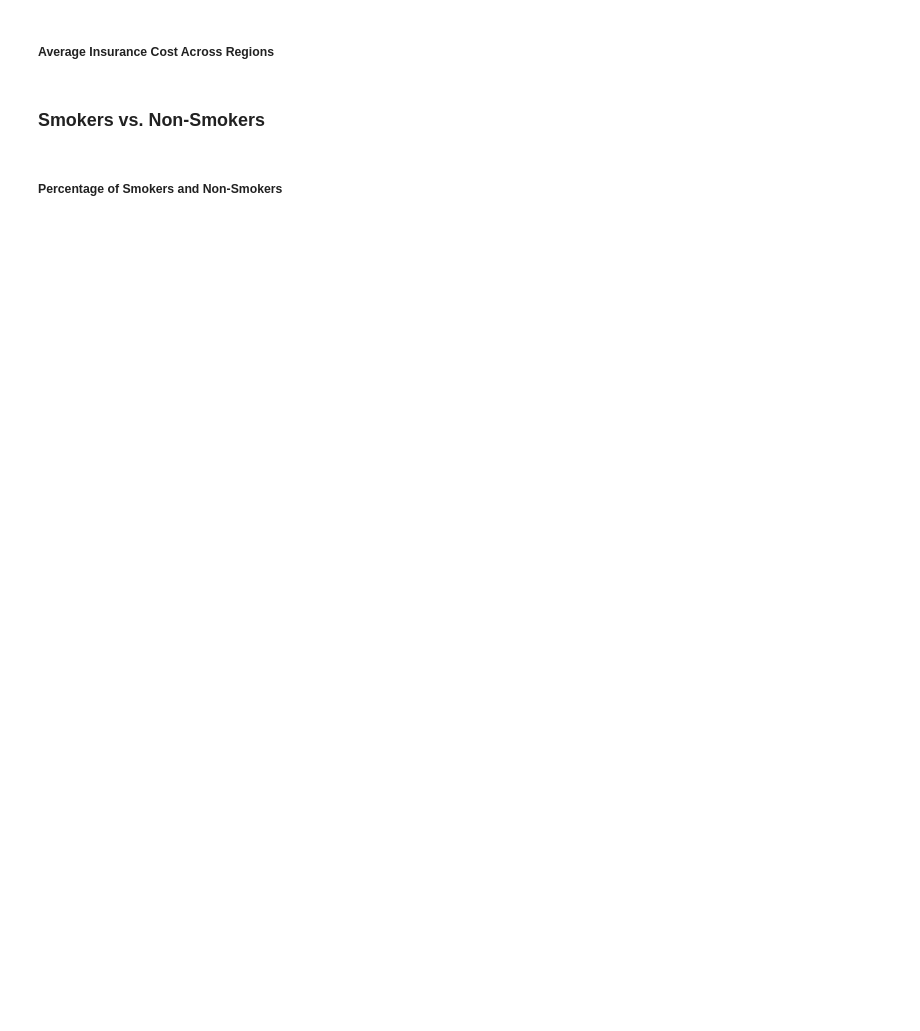
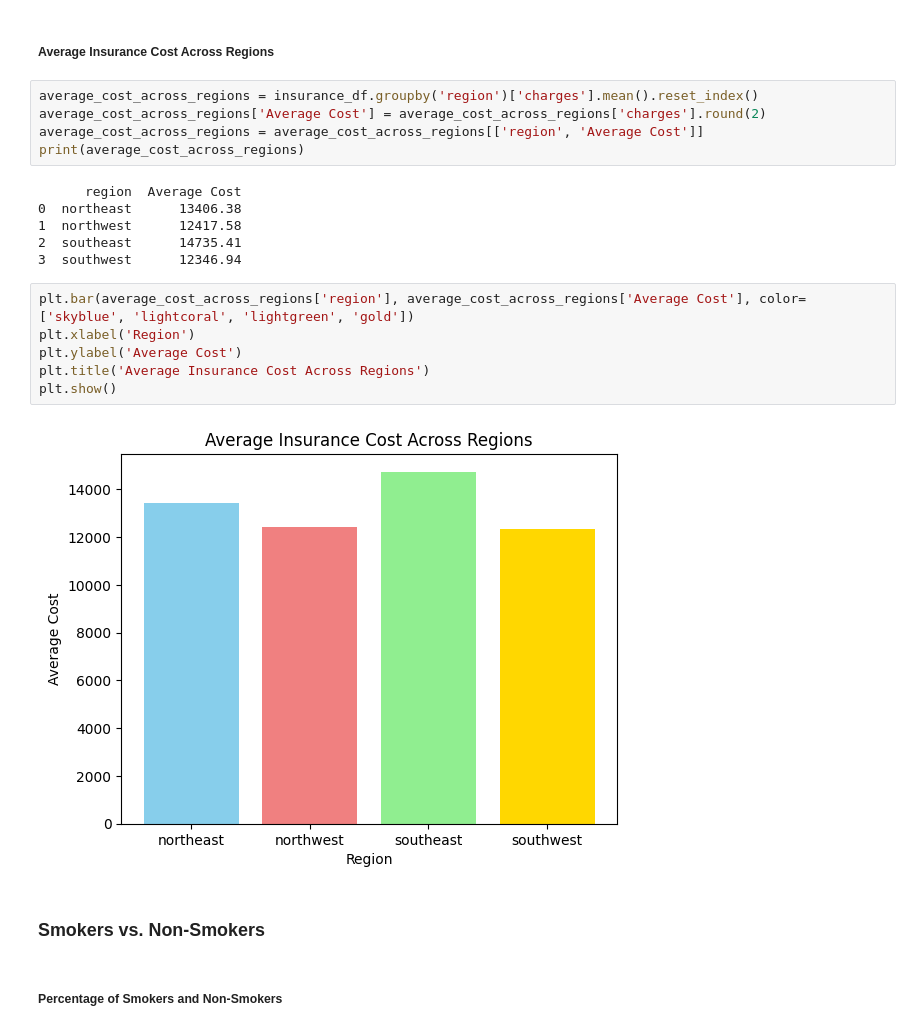
Before and after one commit to Evan-Roberts-808/U.S.-Medical-Insurance, a Jupyter notebook: us-medical-insurance-costs.ipynb, the cells around one changed output. Cells and saved outputs as stored; diff of their text form; blank space fills up the shorter version.

```diff
--- a/us-medical-insurance-costs.ipynb
+++ b/us-medical-insurance-costs.ipynb
@@ -106,5 +123,24 @@ plt.show()
 # %% [markdown]
 ##### Average Insurance Cost Across Regions
+# %%
+average_cost_across_regions = insurance_df.groupby('region')['charges'].mean().reset_index()
+average_cost_across_regions['Average Cost'] = average_cost_across_regions['charges'].round(2)
+average_cost_across_regions = average_cost_across_regions[['region', 'Average Cost']]
+print(average_cost_across_regions)
+# %% [output]
+      region  Average Cost
+0  northeast      13406.38
+1  northwest      12417.58
+2  southeast      14735.41
+3  southwest      12346.94
+# %%
+plt.bar(average_cost_across_regions['region'], average_cost_across_regions['Average Cost'], color=['skyblue', 'lightcoral', 'lightgreen', 'gold'])
+plt.xlabel('Region')
+plt.ylabel('Average Cost')
+plt.title('Average Insurance Cost Across Regions')
+plt.show()
+# %% [output]
+[figure, added]
 # %% [markdown]
 ### Smokers vs. Non-Smokers
 # %% [markdown]
```
Also changed, not shown: parts of 15 cells of this notebook.
